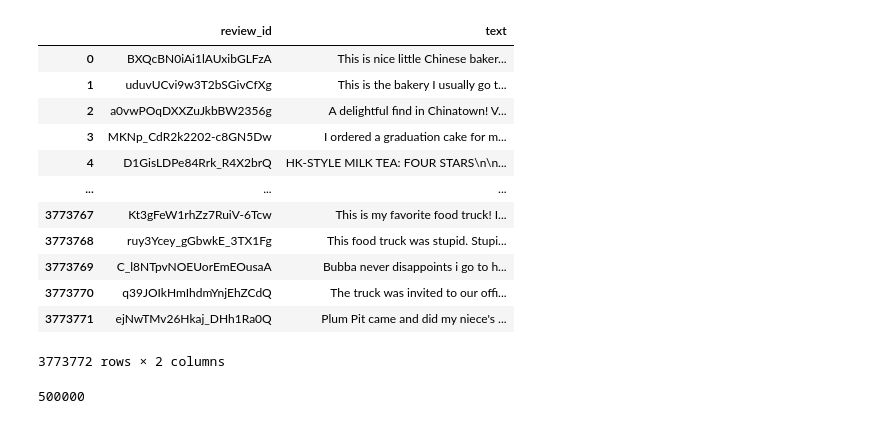
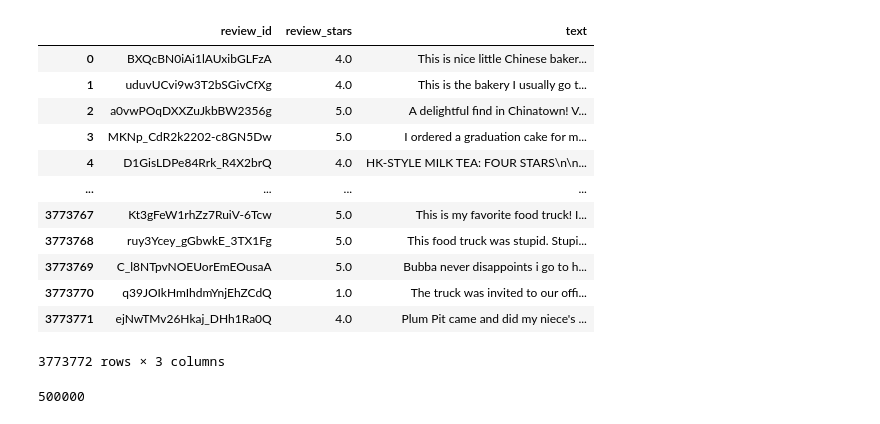
Before and after one commit to mindyng/2024-Business-Projects, a Jupyter notebook: yelp-reviews-analysis.ipynb, the cells around one changed output. Saved outputs shown, nothing was run; the diff lists cells and outputs as text; code cells hidden in the pictures.

Commit message:
Kaggle Notebook | yelp_reviews_analysis | Version 2

```diff
--- a/yelp-reviews-analysis.ipynb
+++ b/yelp-reviews-analysis.ipynb
@@ -29,6 +29,6 @@ Deploy Streamlit apps for free on Ploomber Cloud! Learn more: https://ploomber.i
 # %%
-df = pd.read_csv('/kaggle/input/yelp-revised/yelp_biz_rev.csv')
-df.head()
+dfr = pd.read_csv('/kaggle/input/yelp-revised/yelp_biz_rev.csv')
+dfr.head()
 # %% [output]
 |  | Unnamed: 0 | business_id | name | address | city | state | postal_code | latitude | longitude | ... |
 | 0 | 0 | MTSW4McQd7CbVtyjqoe9mw | St Honore Pastries | 935 Race St | Philadelphia | PA | 19107 | 39.955505 | -75.155564 | ... |
@@ -39,26 +39,27 @@ df.head()
 # %%
 query = """
 select review_id
+, review_stars
 , text
-from df
+from dfr
 """
 
 df_sent2 = duckdb.query(query).df()
 df_sent2
 # %% [output]
-|  | review_id | text |
-| 0 | BXQcBN0iAi1lAUxibGLFzA | This is nice little Chinese baker... |
-| 1 | uduvUCvi9w3T2bSGivCfXg | This is the bakery I usually go t... |
-| 2 | a0vwPOqDXXZuJkbBW2356g | A delightful find in Chinatown! V... |
-| 3 | MKNp_CdR2k2202-c8GN5Dw | I ordered a graduation cake for m... |
-| 4 | D1GisLDPe84Rrk_R4X2brQ | HK-STYLE MILK TEA: FOUR STARS\n\n... |
-| ... | ... | ... |
-| 3773767 | Kt3gFeW1rhZz7RuiV-6Tcw | This is my favorite food truck! I... |
-| 3773768 | ruy3Ycey_gGbwkE_3TX1Fg | This food truck was stupid. Stupi... |
-| 3773769 | C_l8NTpvNOEUorEmEOusaA | Bubba never disappoints i go to h... |
-| 3773770 | q39JOIkHmIhdmYnjEhZCdQ | The truck was invited to our offi... |
-| 3773771 | ejNwTMv26Hkaj_DHh1Ra0Q | Plum Pit came and did my niece's ... |
+|  | review_id | review_stars | text |
+| 0 | BXQcBN0iAi1lAUxibGLFzA | 4.0 | This is nice little Chinese baker... |
+| 1 | uduvUCvi9w3T2bSGivCfXg | 4.0 | This is the bakery I usually go t... |
+| 2 | a0vwPOqDXXZuJkbBW2356g | 5.0 | A delightful find in Chinatown! V... |
+| 3 | MKNp_CdR2k2202-c8GN5Dw | 5.0 | I ordered a graduation cake for m... |
+| 4 | D1GisLDPe84Rrk_R4X2brQ | 4.0 | HK-STYLE MILK TEA: FOUR STARS\n\n... |
+| ... | ... | ... | ... |
+| 3773767 | Kt3gFeW1rhZz7RuiV-6Tcw | 5.0 | This is my favorite food truck! I... |
+| 3773768 | ruy3Ycey_gGbwkE_3TX1Fg | 5.0 | This food truck was stupid. Stupi... |
+| 3773769 | C_l8NTpvNOEUorEmEOusaA | 5.0 | Bubba never disappoints i go to h... |
+| 3773770 | q39JOIkHmIhdmYnjEhZCdQ | 1.0 | The truck was invited to our offi... |
+| 3773771 | ejNwTMv26Hkaj_DHh1Ra0Q | 4.0 | Plum Pit came and did my niece's ... |
-3773772 rows × 2 columns
+3773772 rows × 3 columns
 # %%
 # reduce file size by getting sample
 #sample 500,000 to use less RAM
```
Also changed, not shown: parts of 35 cells of this notebook.
